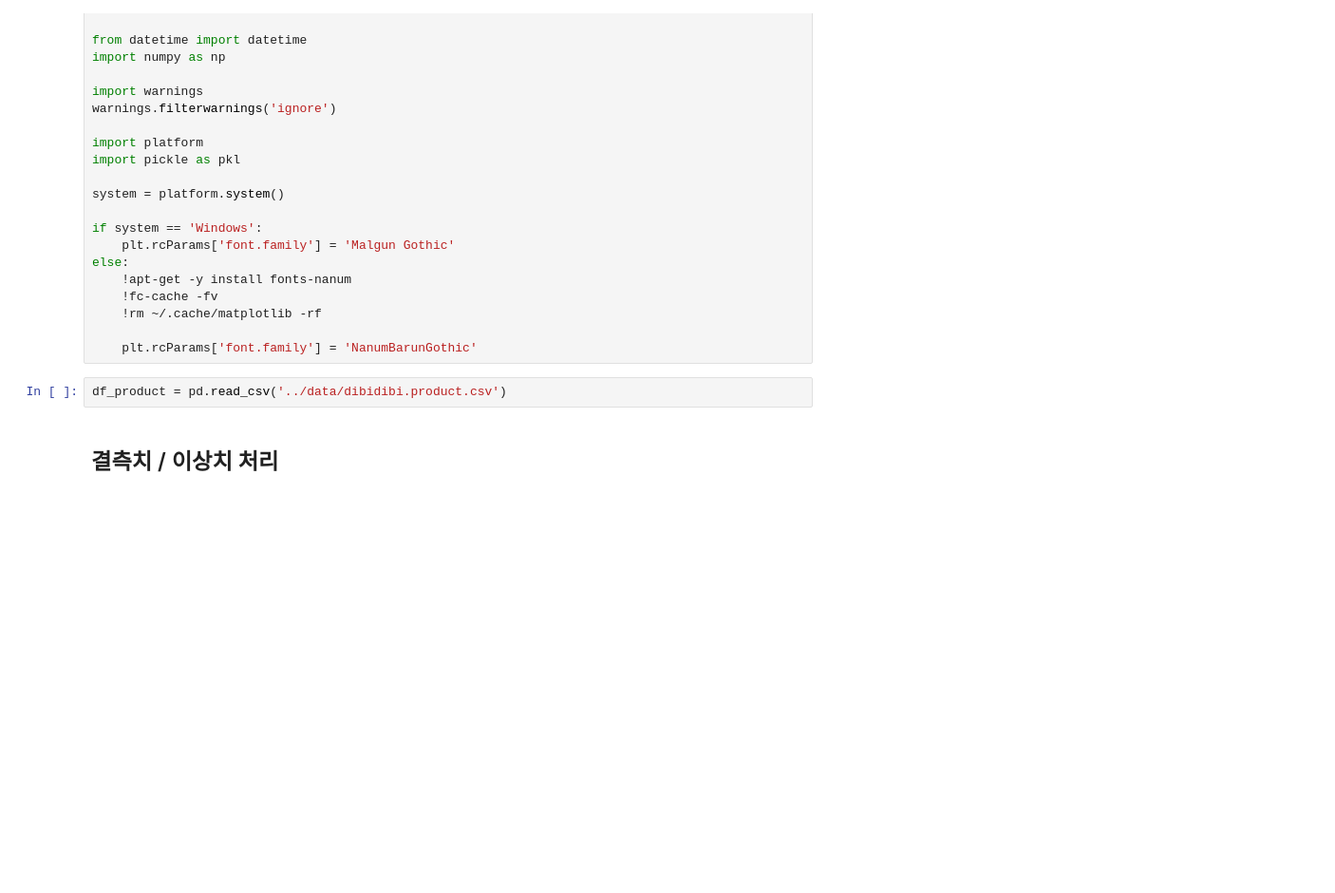
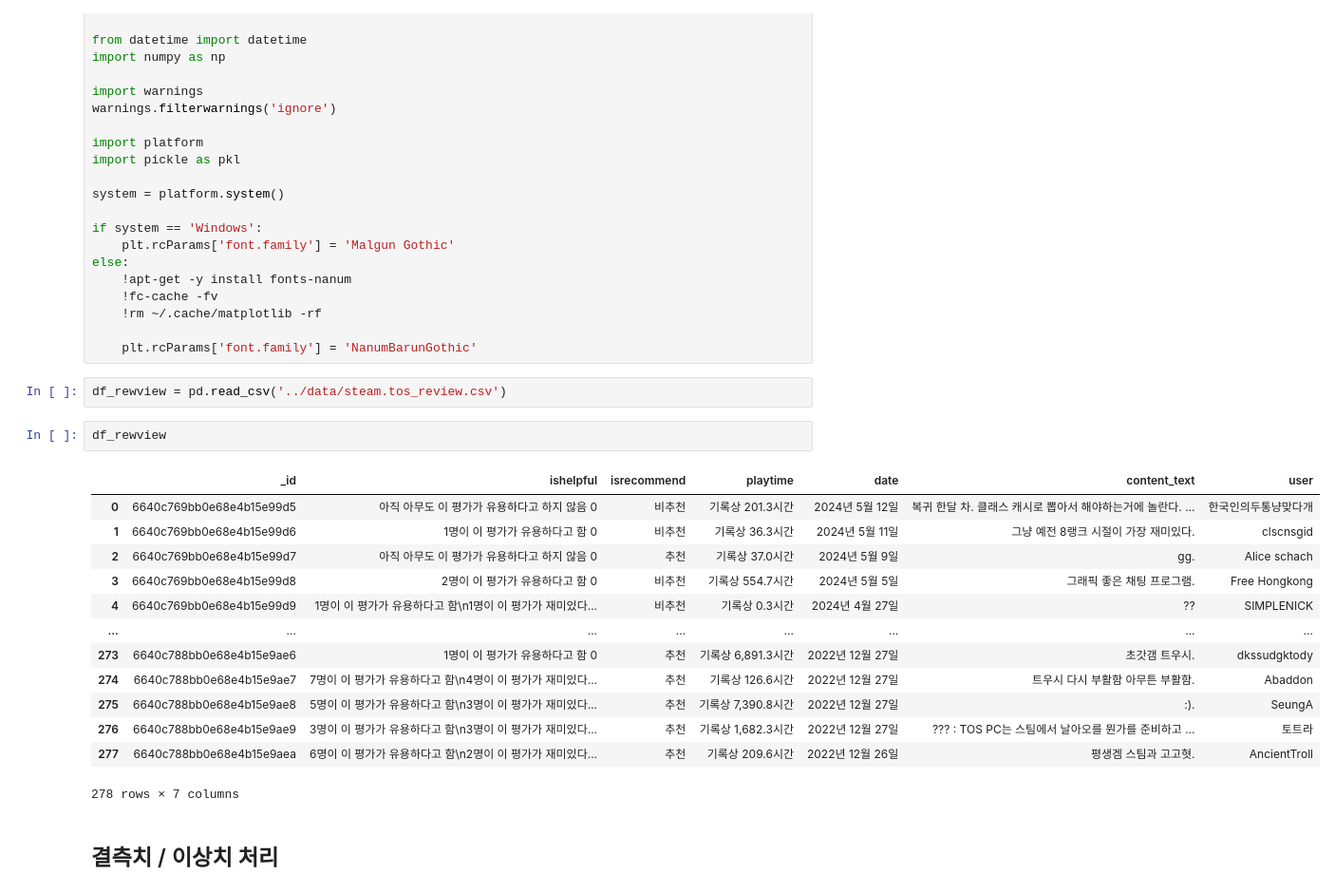
Before and after one commit to entangelk/tree_of_savior, a Jupyter notebook: docs/analysis/review_text.ipynb, the cells around one changed output. Shown at 95% size. Cells and saved outputs as stored; diff of their text form; blank space fills up the shorter version.

```diff
--- a/docs/analysis/product.ipynb
+++ b/docs/analysis/review_text.ipynb
@@ -24,7 +24,23 @@ else:
 
     plt.rcParams['font.family'] = 'NanumBarunGothic'
 # %%
-df_product = pd.read_csv('../data/dibidibi.product.csv')
+df_rewview = pd.read_csv('../data/steam.tos_review.csv')
+# %%
+df_rewview
+# %% [output]
+|  | _id | ishelpful | isrecommend | playtime | date | content_text | user |
+| 0 | 6640c769bb0e68e4b15e99d5 | 아직 아무도 이 평가가 유용하다고 하지 않음 0 | 비추천 | 기록상 201.3시간 | 2024년 5월 12일 | 복귀 한달 차. 클래스 캐시로 뽑아서 해야하는거에 놀란다. ... | 한국인의두통냥맞다개 |
+| 1 | 6640c769bb0e68e4b15e99d6 | 1명이 이 평가가 유용하다고 함 0 | 비추천 | 기록상 36.3시간 | 2024년 5월 11일 | 그냥 예전 8랭크 시절이 가장 재미있다. | clscnsgid |
+| 2 | 6640c769bb0e68e4b15e99d7 | 아직 아무도 이 평가가 유용하다고 하지 않음 0 | 추천 | 기록상 37.0시간 | 2024년 5월 9일 | gg. | Alice schach |
+| 3 | 6640c769bb0e68e4b15e99d8 | 2명이 이 평가가 유용하다고 함 0 | 비추천 | 기록상 554.7시간 | 2024년 5월 5일 | 그래픽 좋은 채팅 프로그램. | Free Hongkong |
+| 4 | 6640c769bb0e68e4b15e99d9 | 1명이 이 평가가 유용하다고 함\n1명이 이 평가가 재미있다... | 비추천 | 기록상 0.3시간 | 2024년 4월 27일 | ?? | SIMPLENICK |
+| ... | ... | ... | ... | ... | ... | ... | ... |
+| 273 | 6640c788bb0e68e4b15e9ae6 | 1명이 이 평가가 유용하다고 함 0 | 추천 | 기록상 6,891.3시간 | 2022년 12월 27일 | 초갓갬 트우시. | dkssudgktody |
+| 274 | 6640c788bb0e68e4b15e9ae7 | 7명이 이 평가가 유용하다고 함\n4명이 이 평가가 재미있다... | 추천 | 기록상 126.6시간 | 2022년 12월 27일 | 트우시 다시 부활함 아무튼 부활함. | Abaddon |
+| 275 | 6640c788bb0e68e4b15e9ae8 | 5명이 이 평가가 유용하다고 함\n3명이 이 평가가 재미있다... | 추천 | 기록상 7,390.8시간 | 2022년 12월 27일 | :). | SeungA |
+| 276 | 6640c788bb0e68e4b15e9ae9 | 3명이 이 평가가 유용하다고 함\n3명이 이 평가가 재미있다... | 추천 | 기록상 1,682.3시간 | 2022년 12월 27일 | ??? : TOS PC는 스팀에서 날아오를 뭔가를 준비하고 ... | 토트라 |
+| 277 | 6640c788bb0e68e4b15e9aea | 6명이 이 평가가 유용하다고 함\n2명이 이 평가가 재미있다... | 추천 | 기록상 209.6시간 | 2022년 12월 26일 | 평생겜 스팀과 고고혓. | AncientTroll |
+278 rows × 7 columns
 # %% [markdown]
 ## 결측치 / 이상치 처리
 # %%
```
Also changed, not shown: 10 other files.
